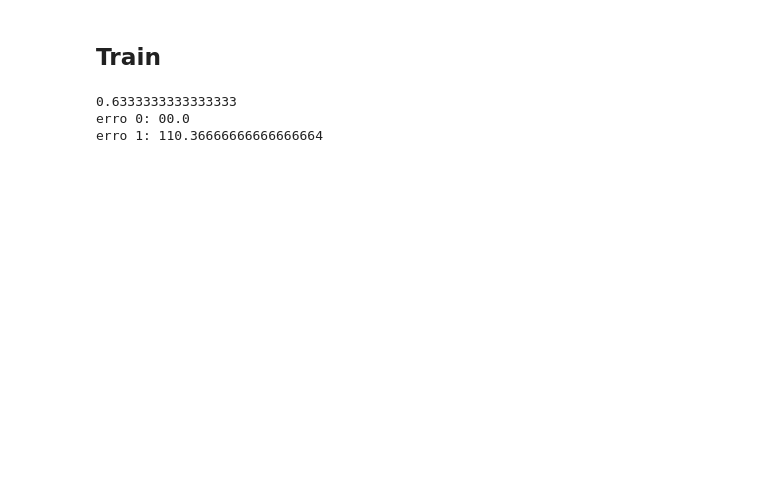
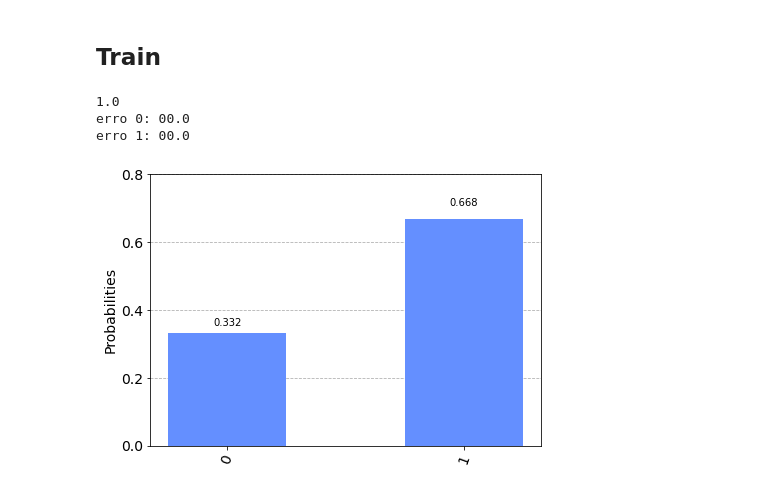
Before and after one commit to jpspm/QuantumComputing, a Jupyter notebook: projeto_quantica_jpspm_rbnn.ipynb, the cells around one changed output. Cells and saved outputs as stored; diff of their text form; code cells hidden in the pictures; blank space fills up the shorter version.

Commit message:
refactor(test): fix bug

```diff
--- a/projeto_quantica_jpspm_rbnn.ipynb
+++ b/projeto_quantica_jpspm_rbnn.ipynb
@@ -417,10 +417,11 @@ for i in range(30):
     sim = Aer.get_backend('aer_simulator')  # Tell Qiskit how to simulate our circuit
     qobj = assemble(circuit.decompose())     # Create a Qobj from the circuit for the simulator to run
     counts = sim.run(qobj).result().get_counts()
-    if counts['1'] > threshold:
+    if (counts['1']/1024 > threshold):
         result = 1
     else:
         result = 0
+    #print("Result: "+str(result)+ " Label: "+str(Y_test[i]))
     if result == Y_test[i]:
         count += 1
     else:
@@ -433,6 +434,14 @@ print(count/30)
 print("erro 0: "+str(count0) + str(count0/30))
 print("erro 1: "+str(count1) + str(count1/30))
 # %% [output]
-0.6333333333333333
+1.0
 erro 0: 00.0
-erro 1: 110.36666666666666664
+erro 1: 00.0
+# %%
+circuit = createCircuit(transformImageInArray(X_test[7]), weightArray)
+sim = Aer.get_backend('aer_simulator')  # Tell Qiskit how to simulate our circuit
+qobj = assemble(circuit.decompose())     # Create a Qobj from the circuit for the simulator to run
+counts = sim.run(qobj).result().get_counts()
+plot_histogram(counts)
+# %% [output]
+[figure, added]
```
Also changed, not shown: parts of 2 cells of this notebook.
